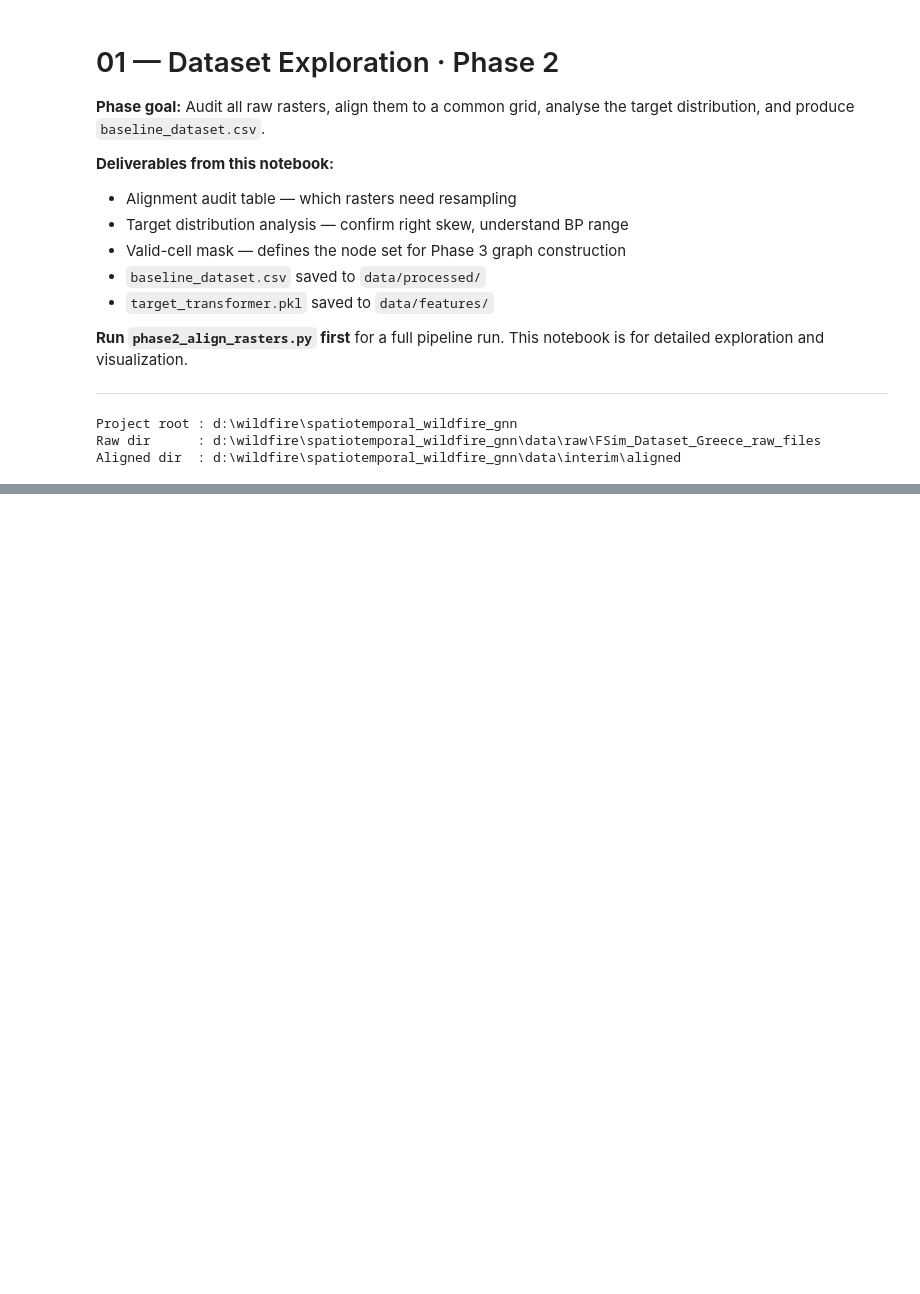
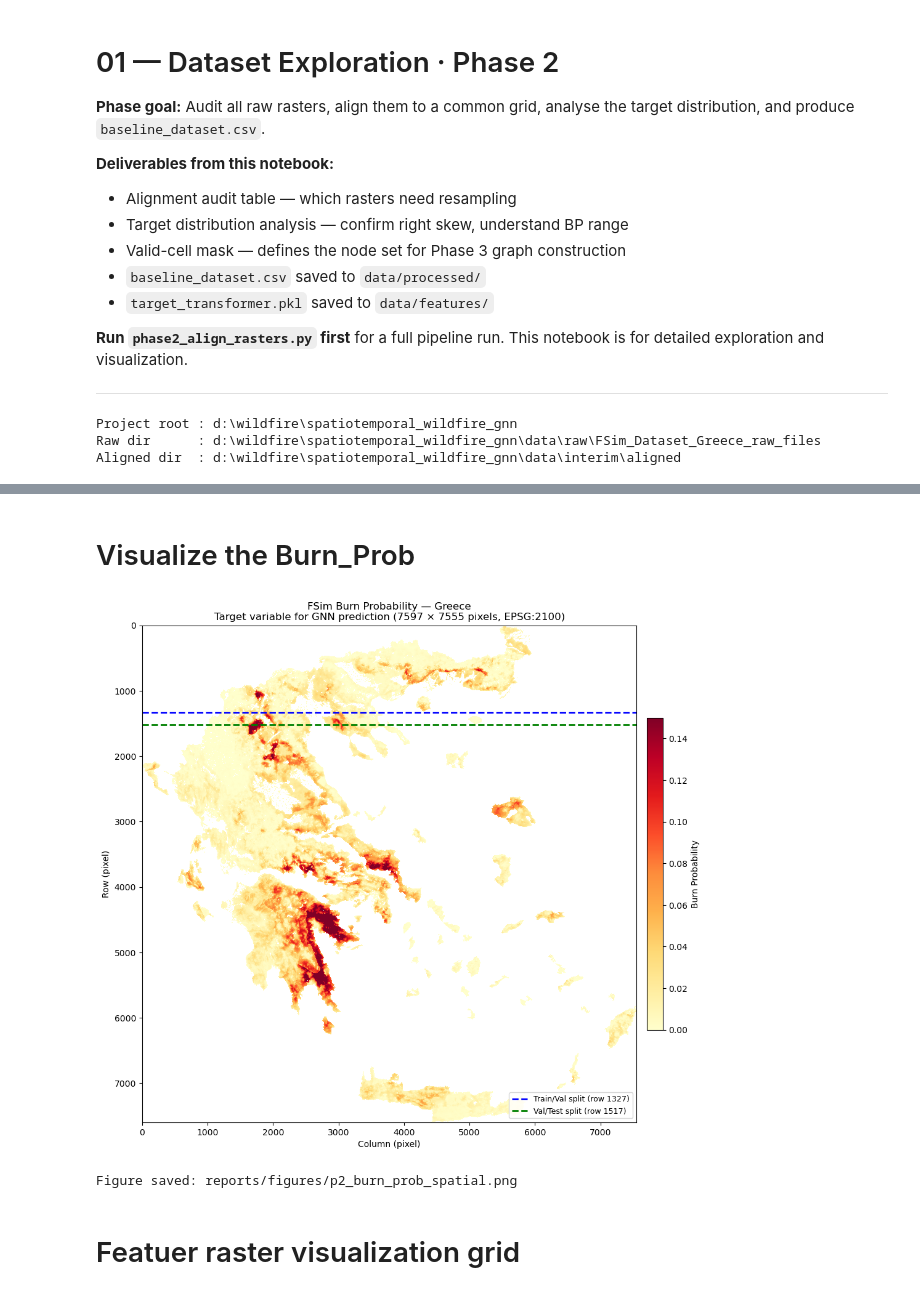
Before and after one commit to dilrabonu/spatiotemporal-gnn-wildfire-risk, a Jupyter notebook: notebooks/01_dataset_exploration.ipynb, the cells around one changed output, grey strips where cells are left out. Cells and saved outputs as stored; diff of their text form; code cells hidden in the pictures; blank space fills up the shorter version.

```diff
--- a/notebooks/01_dataset_exploration.ipynb
+++ b/notebooks/01_dataset_exploration.ipynb
@@ -57,0 +156,38 @@ Aligned dir  : d:\wildfire\spatiotemporal_wildfire_gnn\data\interim\aligned
+# %% [markdown]
+# Visualize the Burn_Prob
+# %%
+bp_arr = bp.data   # masked array, shape (7597, 7555)
+
+fig, ax = plt.subplots(1, 1, figsize=(10, 10))
+
+im = ax.imshow(
+    np.where(bp_arr.mask, np.nan, bp_arr.data),
+    cmap='YlOrRd',
+    vmin=0, vmax=0.15,
+    interpolation='nearest',
+)
+plt.colorbar(im, ax=ax, label='Burn Probability', fraction=0.03, pad=0.02)
+ax.set_title(
+    'FSim Burn Probability — Greece\n'
+    'Target variable for GNN prediction (7597 × 7555 pixels, EPSG:2100)',
+    fontsize=12
+)
+ax.set_xlabel('Column (pixel)')
+ax.set_ylabel('Row (pixel)')
+
+# Add split boundary lines
+train_end = config['split']['train_rows'][1]
+val_end   = config['split']['val_rows'][1]
+ax.axhline(train_end, color='blue',  lw=2, linestyle='--', label=f'Train/Val split (row {train_end})')
+ax.axhline(val_end,   color='green', lw=2, linestyle='--', label=f'Val/Test split (row {val_end})')
+ax.legend(loc='lower right', fontsize=9)
+
+plt.tight_layout()
+plt.savefig(FIG_DIR / 'p2_burn_prob_spatial.png', dpi=150, bbox_inches='tight')
+plt.show()
+print('\nFigure saved: reports/figures/p2_burn_prob_spatial.png')
+# %% [output]
+[figure, added]
+Figure saved: reports/figures/p2_burn_prob_spatial.png
+# %% [markdown]
+# Featuer raster visualization grid
```
Also changed, not shown: parts of 4 cells of this notebook, 3 other files.
